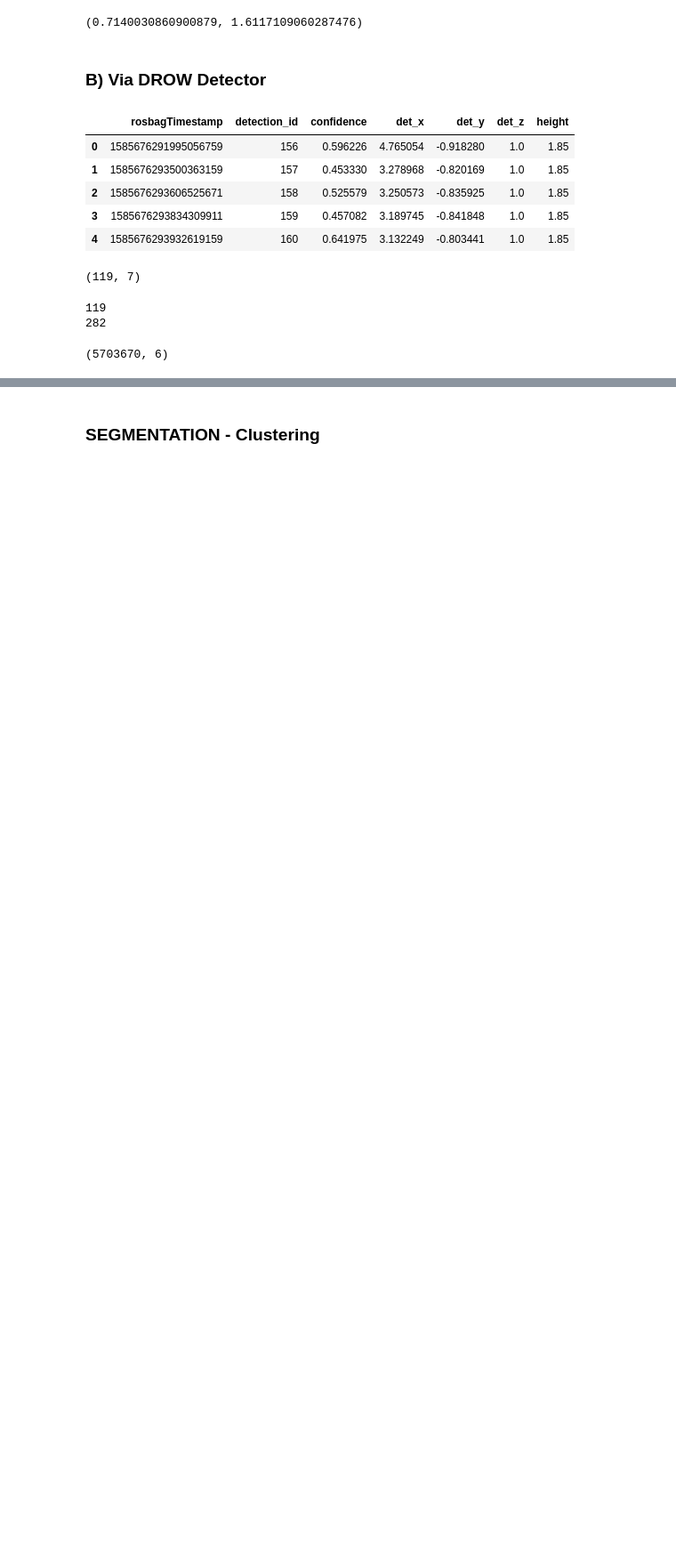
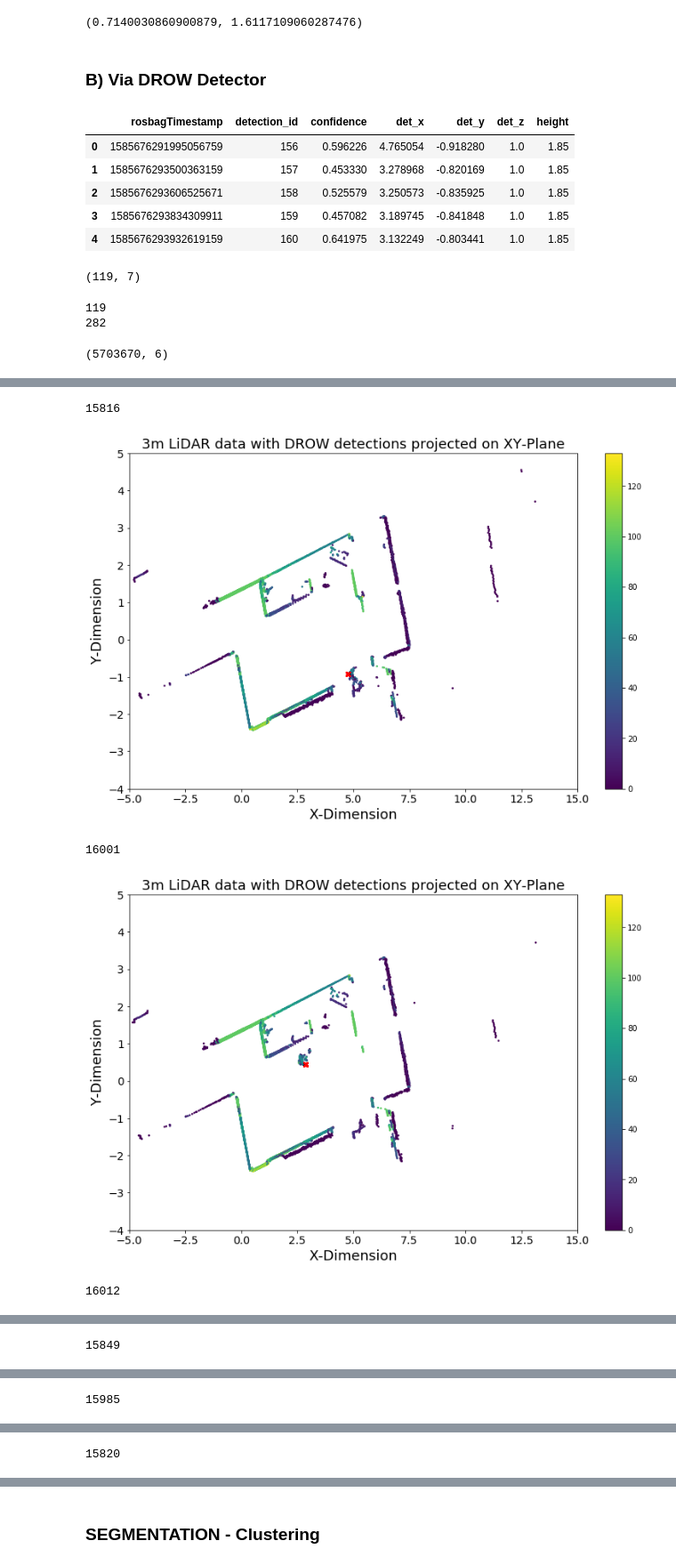
Before and after one commit to epfl-lasa/crowd_tracker_lidar3d, a Jupyter notebook: jupyter_nbs/PointCloud_Segmentation.ipynb, the cells around one changed output, grey strips where cells are left out. Shown at 89% size. Drawn from its saved outputs; the diff is of its cells as text; code cells hidden in the pictures; blank space fills up the shorter version.

Commit message:
Extend ground truth evaulation and dbscan hyperparam tuning

```diff
--- a/jupyter_nbs/PointCloud_Segmentation.ipynb
+++ b/jupyter_nbs/PointCloud_Segmentation.ipynb
@@ -261,0 +261,36 @@ for i,t in enumerate(det_timesteps):
+# %%
+subsample = det_timesteps[::45]
+# %%
+for i,t in enumerate(subsample):
+    x = df_with_detections[df_with_detections.rosbagTimestamp == subsample[i]].reset_index()
+    x_trans = df_apply_rot(x)
+    x_trans = remove_ground_points(x_trans, -0.38)
+    print(len(x_trans))
+
+    fig = plt.figure(figsize=[13,8])
+    ax = fig.add_subplot(111)
+    ax.scatter(x_trans['x'], x_trans['y'], c=x_trans['intensity'], s=7, edgecolor='', marker='o')
+    ax.scatter(x.det_x, x.det_y, c= 'r', s=30, edgecolor='', marker='x')
+
+
+    ax.set_xlabel('X-Dimension', fontsize=18)
+    ax.set_ylabel('Y-Dimension', fontsize=18)
+    ax.set_xlim([-5,15])
+    ax.set_ylim([-4, 5])
+    ax.tick_params(labelsize=14)
+    fig.colorbar(ax.collections[0], ax=ax)
+
+
+    plt.title('{}m LiDAR data with DROW detections projected on XY-Plane'.format(walking_dist), fontsize=18)
+    filename = '{}m_data_detections{}'.format(walking_dist,i)
+    save_dir = os.getcwd()
+    save_dir = os.path.join(save_dir, "../plots/") + str(filename) + '.pdf'
+
+    plt.savefig(save_dir, bbox_inches='tight', dpi=40)
+    plt.show()
+# %% [output]
+15816
+[figure, added]
+16001
+[figure, added]
+16012
@@ -261,0 +298 @@ for i,t in enumerate(det_timesteps):
+15849
@@ -261,0 +300 @@ for i,t in enumerate(det_timesteps):
+15985
@@ -261,0 +302 @@ for i,t in enumerate(det_timesteps):
+15820
```
Also changed, not shown: parts of 19 cells of this notebook, 1 other file.
